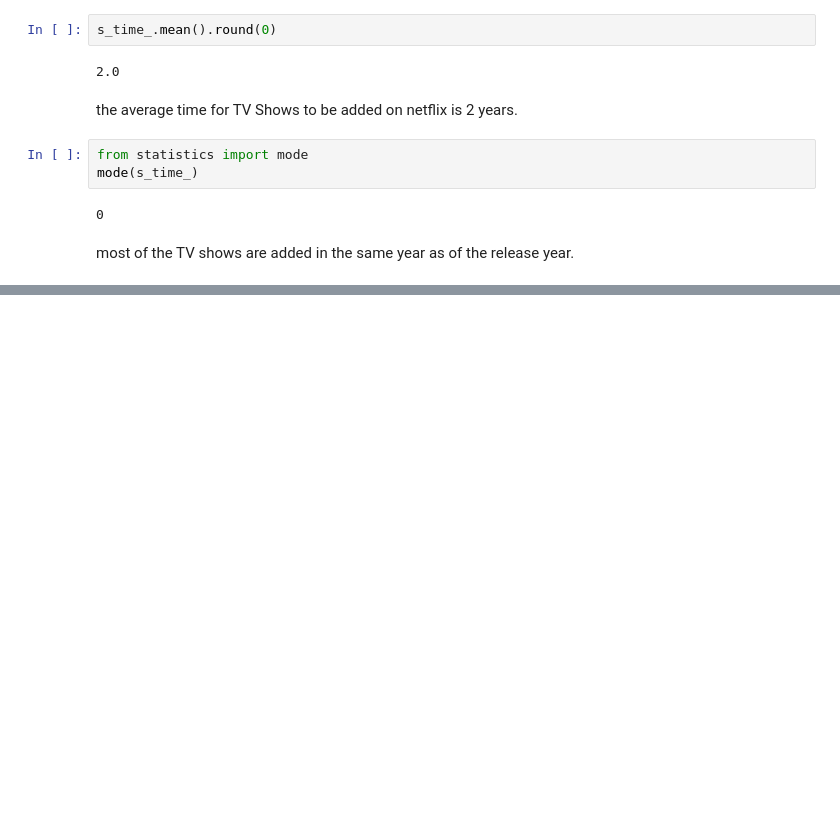
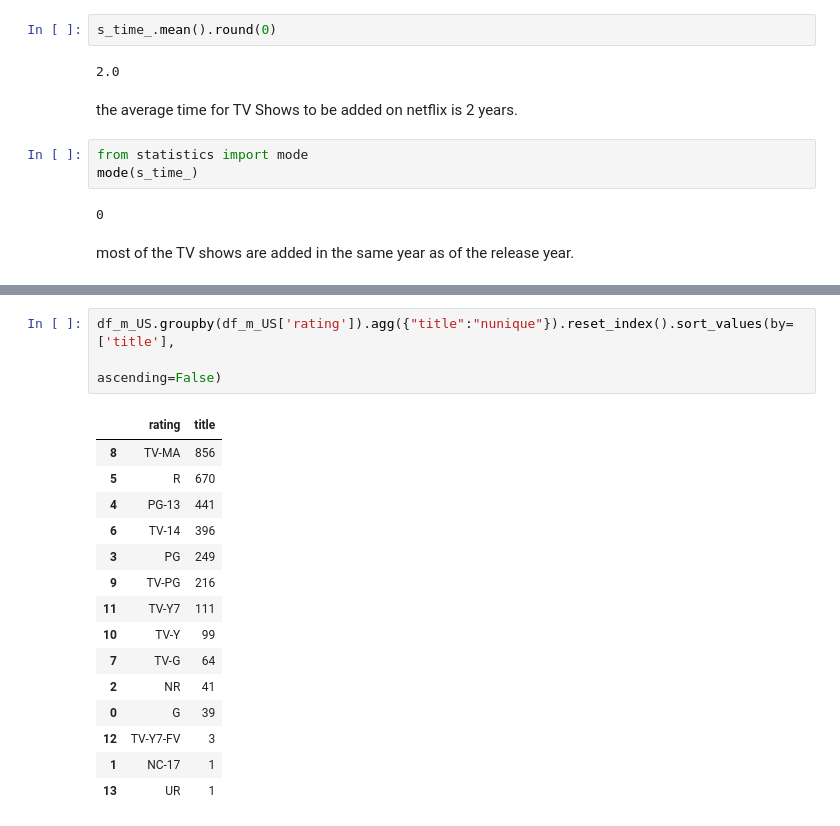
Before and after one commit to akashh005/Netflix_Business_case_EDA, a Jupyter notebook: Netflix_BC_.ipynb, the cells around one changed output, grey strips where cells are left out. Saved outputs shown, nothing was run; the diff lists cells and outputs as text; blank space fills up the shorter version.

```diff
--- a/Netflix_BC_.ipynb
+++ b/Netflix_BC_.ipynb
@@ -922,0 +986,19 @@ most of the TV shows are added in the same year as of the release year.
+# %%
+df_m_US.groupby(df_m_US['rating']).agg({"title":"nunique"}).reset_index().sort_values(by=['title'],
+                                                                                          ascending=False)
+# %% [output]
+|  | rating | title |
+| 8 | TV-MA | 856 |
+| 5 | R | 670 |
+| 4 | PG-13 | 441 |
+| 6 | TV-14 | 396 |
+| 3 | PG | 249 |
+| 9 | TV-PG | 216 |
+| 11 | TV-Y7 | 111 |
+| 10 | TV-Y | 99 |
+| 7 | TV-G | 64 |
+| 2 | NR | 41 |
+| 0 | G | 39 |
+| 12 | TV-Y7-FV | 3 |
+| 1 | NC-17 | 1 |
+| 13 | UR | 1 |
```
Also changed, not shown: parts of 21 cells of this notebook.
